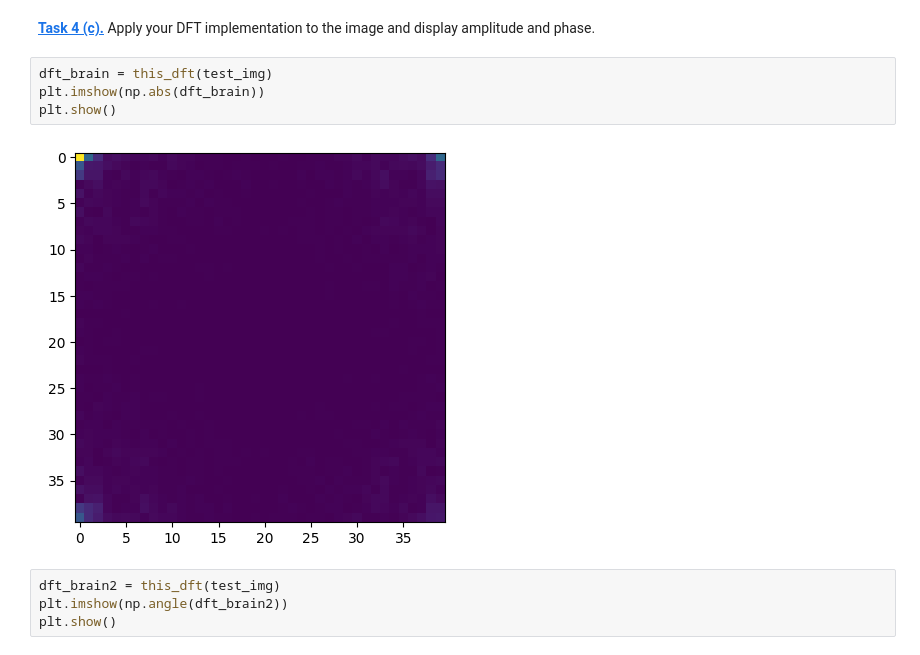
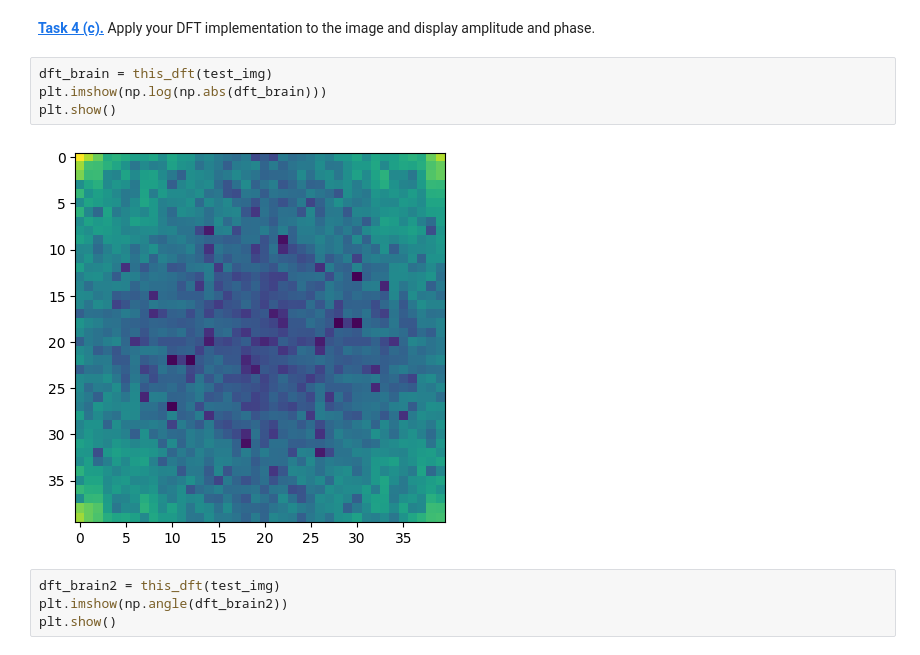
Before and after one commit to AB22-too/mobi-fs5-python, a Jupyter notebook: fourier.ipynb, the cells around one changed output. Cells and saved outputs as stored; diff of their text form.

```diff
--- a/fourier.ipynb
+++ b/fourier.ipynb
@@ -236,10 +236,10 @@ plt.imshow(test_img, 'gray')
 **[Task 4 (c).]()** Apply your DFT implementation to the image and display amplitude and phase.
 # %%
 dft_brain = this_dft(test_img)
-plt.imshow(np.abs(dft_brain))
+plt.imshow(np.log(np.abs(dft_brain)))
 plt.show()
 # %% [output]
-[figure, old version]
+[figure, new version]
 # %%
 dft_brain2 = this_dft(test_img)
 plt.imshow(np.angle(dft_brain2))
```
Also changed, not shown: parts of 5 cells of this notebook, 1 other file.
